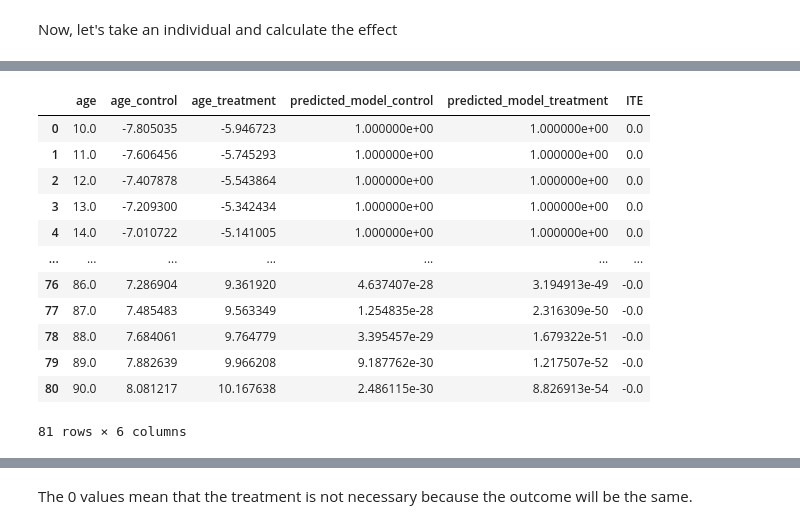
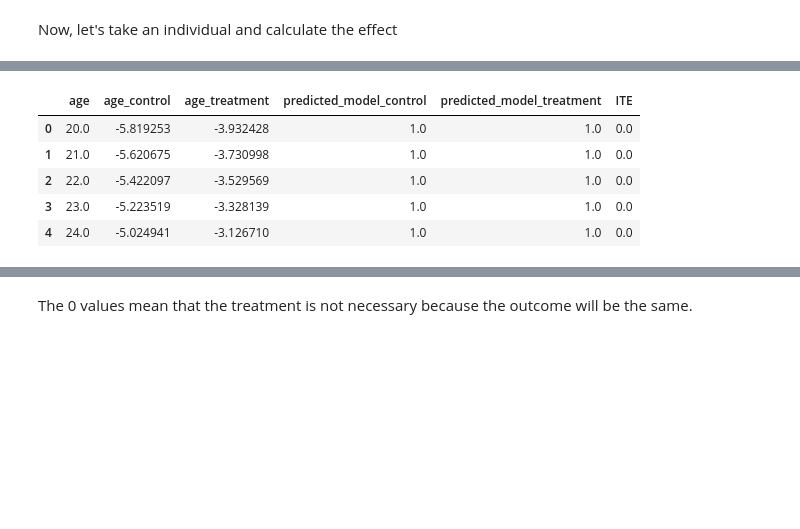
Before and after one commit to Bruno-Moreno/ML---Study, a Jupyter notebook: notebooks/STATS/causal_inference.ipynb, the cells around one changed output, grey strips where cells are left out. Saved outputs shown, nothing was run; the diff lists cells and outputs as text; code cells hidden in the pictures; blank space fills up the shorter version.

```diff
--- a/notebooks/STATS/causal_inference.ipynb
+++ b/notebooks/STATS/causal_inference.ipynb
@@ -225,9 +225,9 @@ array([0.99988224, 0.19000606, 0.9780838 , ..., 1.        , 0.99988224,
 Now, let's take an individual and calculate the effect
 # %%
 X_test = pd.DataFrame()
-X_test["age"] = np.linspace(10, 90, 81)
+X_test["age"] = np.linspace(20, 65, 46)
 X_test["age_control"] = (X_test["age"] - control_mean)/control_std
 X_test["age_treatment"] = (X_test["age"] - treatment_mean)/treatment_std
-X_test
+X_test.head()
 # %% [output]
 |  | age | age_control | age_treatment |
@@ -246,21 +239,14 @@ X_test
 # %%
 X_test["predicted_model_control"] = model_control.predict_proba(X_test[["age_control"]].values)[:, 1]
 X_test["predicted_model_treatment"] = model_treatment.predict_proba(X_test[["age_treatment"]].values)[:, 1]
 
 X_test["ITE"] = round((X_test["predicted_model_treatment"] - X_test["predicted_model_control"])*100,2)
 
-X_test
+X_test.head()
 # %% [output]
 |  | age | age_control | age_treatment | predicted_model_control | predicted_model_treatment | ITE |
-| 0 | 10.0 | -7.805035 | -5.946723 | 1.000000e+00 | 1.000000e+00 | 0.0 |
-| 1 | 11.0 | -7.606456 | -5.745293 | 1.000000e+00 | 1.000000e+00 | 0.0 |
-| 2 | 12.0 | -7.407878 | -5.543864 | 1.000000e+00 | 1.000000e+00 | 0.0 |
-| 3 | 13.0 | -7.209300 | -5.342434 | 1.000000e+00 | 1.000000e+00 | 0.0 |
-| 4 | 14.0 | -7.010722 | -5.141005 | 1.000000e+00 | 1.000000e+00 | 0.0 |
-| ... | ... | ... | ... | ... | ... | ... |
-| 76 | 86.0 | 7.286904 | 9.361920 | 4.637407e-28 | 3.194913e-49 | -0.0 |
-| 77 | 87.0 | 7.485483 | 9.563349 | 1.254835e-28 | 2.316309e-50 | -0.0 |
-| 78 | 88.0 | 7.684061 | 9.764779 | 3.395457e-29 | 1.679322e-51 | -0.0 |
-| 79 | 89.0 | 7.882639 | 9.966208 | 9.187762e-30 | 1.217507e-52 | -0.0 |
-| 80 | 90.0 | 8.081217 | 10.167638 | 2.486115e-30 | 8.826913e-54 | -0.0 |
+| 0 | 20.0 | -5.819253 | -3.932428 | 1.0 | 1.0 | 0.0 |
+| 1 | 21.0 | -5.620675 | -3.730998 | 1.0 | 1.0 | 0.0 |
+| 2 | 22.0 | -5.422097 | -3.529569 | 1.0 | 1.0 | 0.0 |
+| 3 | 23.0 | -5.223519 | -3.328139 | 1.0 | 1.0 | 0.0 |
+| 4 | 24.0 | -5.024941 | -3.126710 | 1.0 | 1.0 | 0.0 |
-81 rows × 6 columns
```
Also changed, not shown: parts of 4 cells of this notebook, 2 other files.
